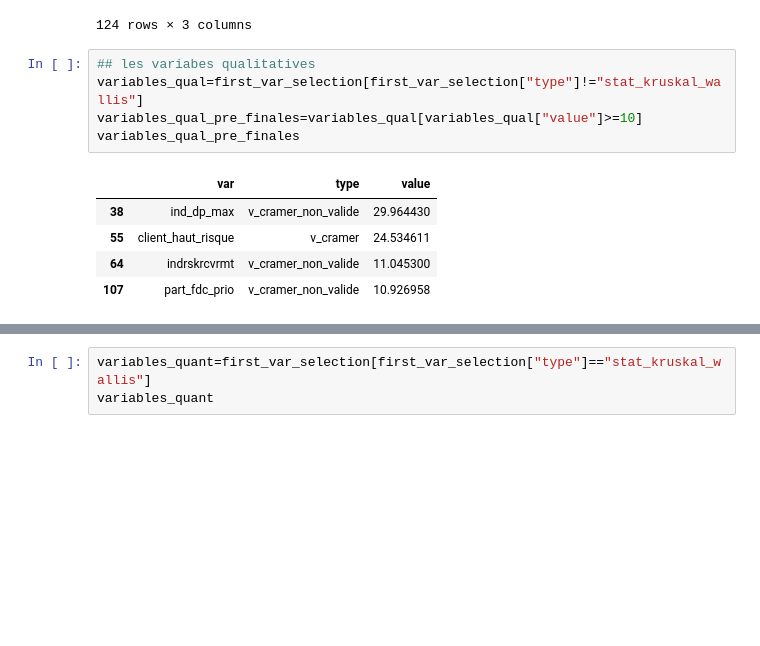
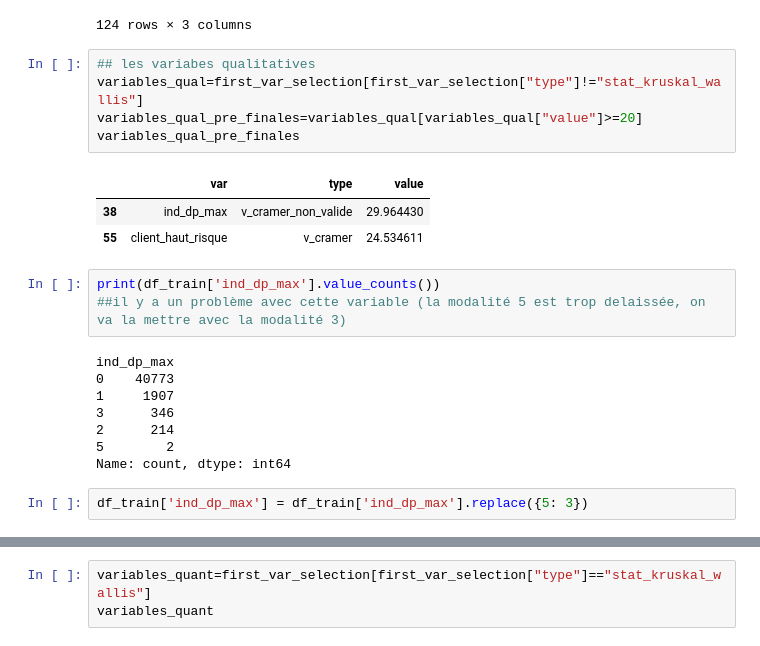
Before and after one commit to DaveMTK20002/PROJET-SCORING-Ikram-Davick, a Jupyter notebook: avancement.ipynb, the cells around one changed output, grey strips where cells are left out. Cells and saved outputs as stored; diff of their text form; blank space fills up the shorter version.

```diff
--- a/avancement.ipynb
+++ b/avancement.ipynb
@@ -329,11 +329,22 @@ first_var_selection
 # %%
 ## les variabes qualitatives
 variables_qual=first_var_selection[first_var_selection["type"]!="stat_kruskal_wallis"]
-variables_qual_pre_finales=variables_qual[variables_qual["value"]>=10]
+variables_qual_pre_finales=variables_qual[variables_qual["value"]>=20]
 variables_qual_pre_finales
 # %% [output]
 |  | var | type | value |
 | 38 | ind_dp_max | v_cramer_non_valide | 29.964430 |
 | 55 | client_haut_risque | v_cramer | 24.534611 |
-| 64 | indrskrcvrmt | v_cramer_non_valide | 11.045300 |
-| 107 | part_fdc_prio | v_cramer_non_valide | 10.926958 |
+# %%
+print(df_train['ind_dp_max'].value_counts())
+##il y a un problème avec cette variable (la modalité 5 est trop delaissée, on va la mettre avec la modalité 3)
+# %% [output]
+ind_dp_max
+0    40773
+1     1907
+3      346
+2      214
+5        2
+Name: count, dtype: int64
+# %%
+df_train['ind_dp_max'] = df_train['ind_dp_max'].replace({5: 3})
```
Also changed, not shown: parts of 15 cells of this notebook.
